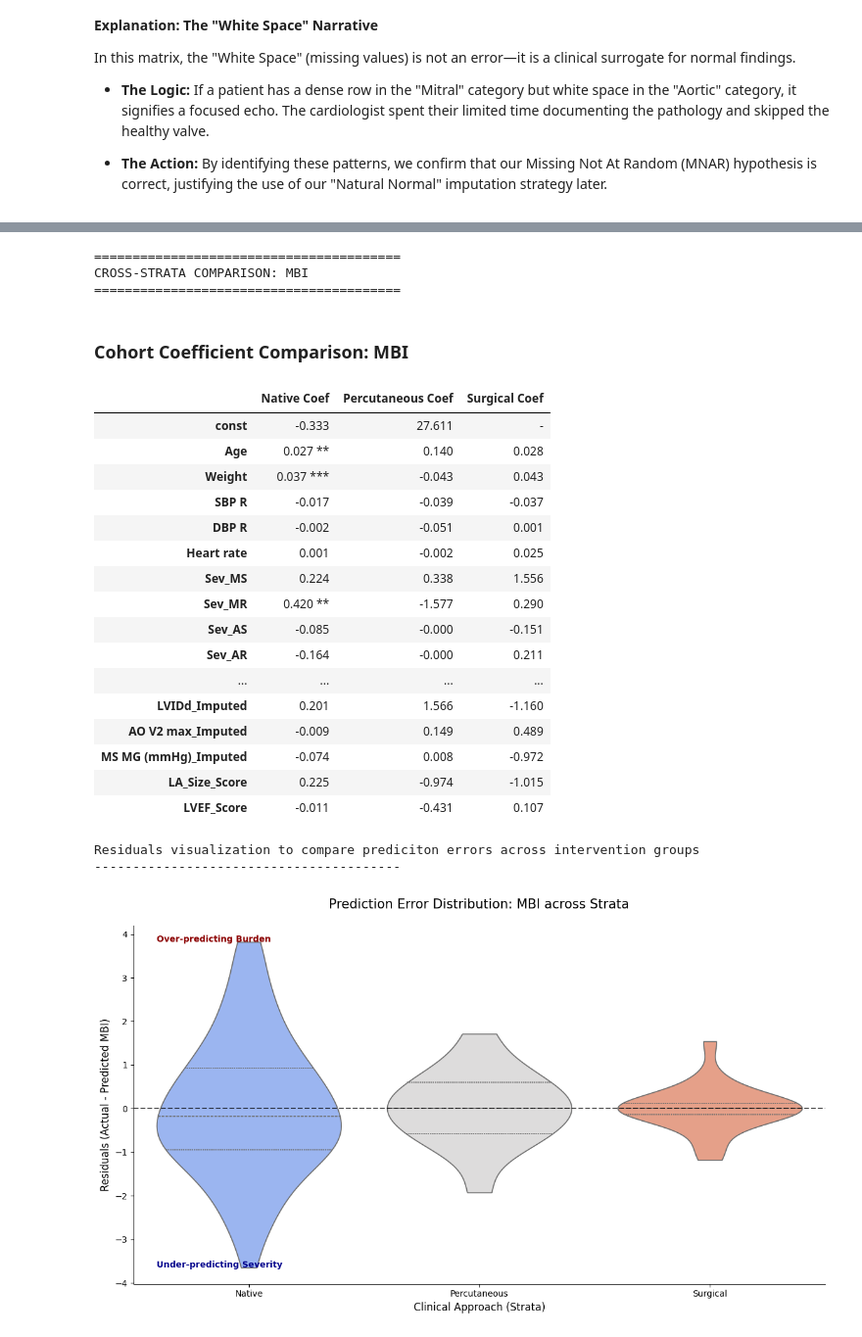
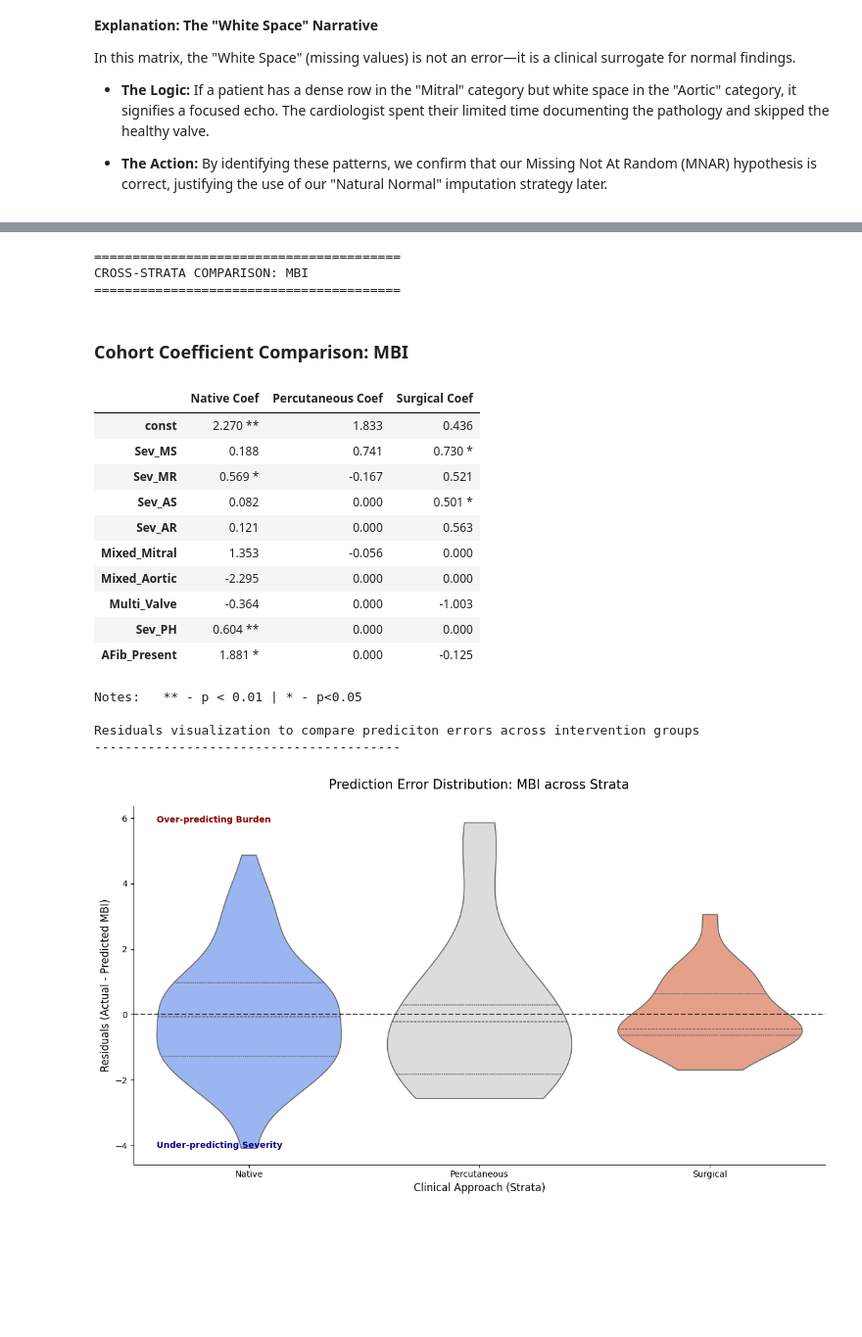
Before and after one commit to enrodri/phl_2025, a Jupyter notebook: phl_2025.ipynb, the cells around one changed output, grey strips where cells are left out. Shown at 98% size. Saved outputs shown, nothing was run; the diff lists cells and outputs as text; code cells hidden in the pictures; blank space fills up the shorter version.

```diff
--- a/phl_2025.ipynb
+++ b/phl_2025.ipynb
@@ -88,7 +88,7 @@ class ClinicalConfig:
     def __init__(self):
         # 1. Variable Categorization to be selected for the dataframe
         self.categories = {
-            "Demographics/Vitals": ['ID', 'Age', 'Gender', 'Weight', 'Height', 'OSat', 'SBP R', 'DBP R', 'Heart rate'],
+            "Demographics/Vitals": ['ID', 'Age', 'Gender', 'Weight', 'OSat', 'SBP R', 'DBP R', 'Heart rate'],
             "Medications": ['Medications'],
             "Clinical Context": ['Pre-procedure diagnosis', 'Post-procedure diagnosis', 'Year(s) since procedure'],
             "Structural Echo (Dimensions)": ['IVSd', 'LVIDd', 'LVPWd', 'LVIDs', 'Aortic root', 'Left atrium measure', 'Left atrium'],
@@ -191,3 +191,8 @@ class ClinicalConfig:
         self.echo_missing = ['MS MG (mmHg)', 'AO V2 max', 'RVSP', 'LVIDd']
         self.clinical_markers = ['Mixed_Mitral', 'Mixed_Aortic', 'Multi_Valve', 'PH_Significant', 'AFib_Present']
         self.lesions_anatomic = ['Sev_MS','Sev_MR','Sev_AS','Sev_AR', 'Sev_PH']
+
+        # * 8. Empty lists to be used for regression
+        self.regression_demographics = []
+        self.regression_lesions = []
+        self.regression_echo = []
@@ -1159,7 +1173,7 @@ class Statistics:
 # ==========================================
 # Setup
 config = ClinicalConfig()
-load = pd.read_csv('phl_2025.csv')
+load = pd.read_csv('phl_2025.csv', dtype={'ID': str})
 all_cols = [col for sublist in config.categories.values() for col in sublist]
 df = load[load.columns.intersection(all_cols)].copy()
 
@@ -1245,14 +1258,23 @@ All medications list generated: all_medications_report.csv.
 # %%
 # Showcases a row for a "before" table
-case_id = 26
-before = df[df['ID'] == (case_id)][['Pre-procedure diagnosis', 'Medications', 'RVSP']]
+# We set the 'ID' column as the Index, given these were stored in descending order
+# The if/elif/else is here if you want to re-execute this cell's code with other case_id
+if 'ID' in df.columns:
+    df.set_index('ID', inplace=True)
+elif df.index.name == 'ID':
+    print("ID is already set as the index. Proceeding...")
+else:
+    print("Error: 'ID' column not found in DataFrame!")
+
+case_id = "66"
+before = df.loc[[case_id], ['Pre-procedure diagnosis', 'Medications', 'RVSP']]
 print("\nRaw dataset row (input)\n" + '-'*40)
 display(before)
 
 extractor_execute = extractor.transform()
 
 # The same row after the transform method has been applied
-after = df[df['ID'] == case_id][['Pre-procedure diagnosis', 'Medications','Approach', 'Diuretics_Loop_name', 'Diuretics_Loop_tdd']]
+after = df.loc[[case_id], ['Anatomy_Pre', 'Medications','Approach', 'RAAS_Inhibitors_name', 'RAAS_Inhibitors_tdd']]
 print("\nTransformed dataset row (output)\n" + '-'*40)
 display(after)
 # %% [output]
@@ -1494,42 +1667,43 @@ TOP 3 CLINICAL DRIVERS:
 # %%
 # PHASE 5: Regression for mismatches
 # ==========================================
-# df.columns.tolist()
-# stats.match_regression()
-
-# Variables to be used for regression
-regression_echo = ['RVSP_Imputed', 'LVIDd_Imputed', 'AO V2 max_Imputed', 'MS MG (mmHg)_Imputed', 'LA_Size_Score', 'LVEF_Score']
-regression_demographics = ['Age', 'Weight', 'Gender_Male', 'SBP R', 'DBP R', 'Heart rate']
-regression_lesions = ['Sev_MS','Sev_MR', 'Sev_AS', 'Sev_AR', 'Mitral_Mixed_Score', 'Aortic_Mixed_Score', 'Multi_Valve', 'Sev_PH', 'AFib_Present']
+# * Variables to be used for regression
+"""
+These lists are left empty because we want to run a first, exploratory regression
+This will give us an overview into the differences per intervention status
+So far, we are going to focus on lesions only, to see how much of this data's MBI
+is explained by anatomy of the lesions.
+"""
+# This are the lists to be passed to the method run_regression
+# We are starting with the anatomic variables and then add/modify accordingly
+config.regression_echo = []
+config.regression_demographics = []
+config.regression_lesions = ['Sev_MS','Sev_MR', 'Sev_AS', 'Sev_AR', 'Mixed_Mitral', 'Mixed_Aortic', 'Multi_Valve', 'Sev_PH', 'AFib_Present']
 
 # Runs regression across all intervention groups
 mbi_mismatch = stats.run_regression(y_var='MBI')
 
-# ! To use residual_distribution method, make sure you no strata is selected
+# ! To use residual_distribution method, make sure no strata is selected
 print("Residuals visualization to compare prediciton errors across intervention groups\n" + '-'*40)
 viz.residual_distribution(mbi_mismatch, y_var='MBI')
 # %% [output]
 ========================================
 CROSS-STRATA COMPARISON: MBI
 ========================================
 Cohort Coefficient Comparison: MBI
 |  | Native Coef | Percutaneous Coef | Surgical Coef |
-| const | -0.333 | 27.611 | - |
-| Age | 0.027 ** | 0.140 | 0.028 |
-| Weight | 0.037 *** | -0.043 | 0.043 |
-| SBP R | -0.017 | -0.039 | -0.037 |
-| DBP R | -0.002 | -0.051 | 0.001 |
-| Heart rate | 0.001 | -0.002 | 0.025 |
-| Sev_MS | 0.224 | 0.338 | 1.556 |
-| Sev_MR | 0.420 ** | -1.577 | 0.290 |
-| Sev_AS | -0.085 | -0.000 | -0.151 |
-| Sev_AR | -0.164 | -0.000 | 0.211 |
-| ... | ... | ... | ... |
-| LVIDd_Imputed | 0.201 | 1.566 | -1.160 |
-| AO V2 max_Imputed | -0.009 | 0.149 | 0.489 |
-| MS MG (mmHg)_Imputed | -0.074 | 0.008 | -0.972 |
-| LA_Size_Score | 0.225 | -0.974 | -1.015 |
-| LVEF_Score | -0.011 | -0.431 | 0.107 |
+| const | 2.270 ** | 1.833 | 0.436 |
+| Sev_MS | 0.188 | 0.741 | 0.730 * |
+| Sev_MR | 0.569 * | -0.167 | 0.521 |
+| Sev_AS | 0.082 | 0.000 | 0.501 * |
+| Sev_AR | 0.121 | 0.000 | 0.563 |
+| Mixed_Mitral | 1.353 | -0.056 | 0.000 |
+| Mixed_Aortic | -2.295 | 0.000 | 0.000 |
+| Multi_Valve | -0.364 | 0.000 | -1.003 |
+| Sev_PH | 0.604 ** | 0.000 | 0.000 |
+| AFib_Present | 1.881 * | 0.000 | -0.125 |
+Notes:   ** - p < 0.01 | * - p<0.05
+
 Residuals visualization to compare prediciton errors across intervention groups
 ----------------------------------------
-[figure, old version]
+[figure, new version]
```
Also changed, not shown: parts of 52 cells of this notebook, 34 other files.
